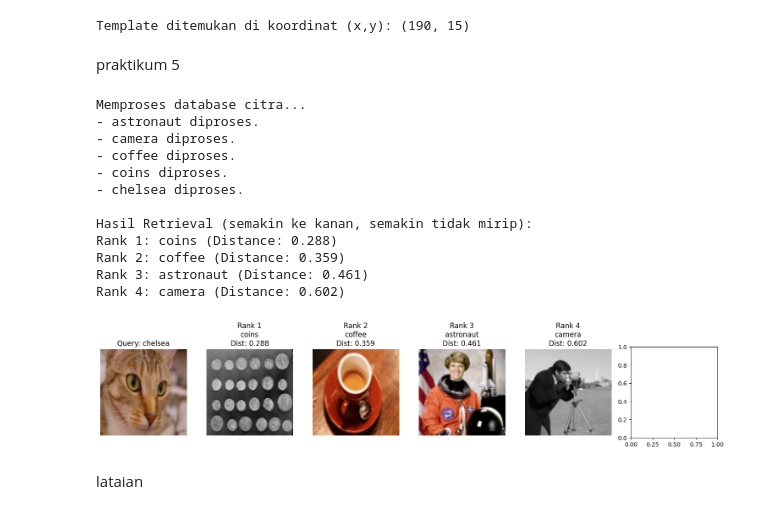
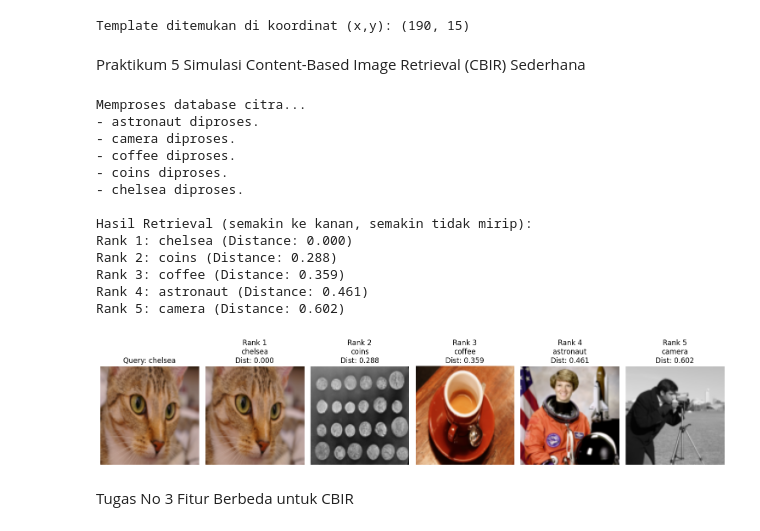
Before and after one commit to rafiff18/2025_Pengolahan_Citra-_TI-2B, a Jupyter notebook: js5.ipynb, the cells around one changed output. Cells and saved outputs as stored; diff of their text form; code cells hidden in the pictures.

```diff
--- a/js5.ipynb
+++ b/js5.ipynb
@@ -283,121 +261,98 @@ print(f"Template ditemukan di koordinat (x,y): ({x}, {y})")
 [figure]
 [figure]
 Template ditemukan di koordinat (x,y): (190, 15)
-# %% [markdown]
-praktikum 5
+# %% [markdown]
+Praktikum 5 Simulasi Content-Based Image Retrieval (CBIR) Sederhana
 # %%
 import numpy as np
 import matplotlib.pyplot as plt
-from skimage import data, io, color, transform, img_as_float
+from skimage import data, color, transform, img_as_float, img_as_ubyte
 from scipy.spatial import distance
 
-# Fungsi hitung histogram RGB dari citra
 def calculate_rgb_histogram(image, bins=16):
-    # Pastikan input float [0,1] dikonversi ke uint8 [0,255] untuk histogram
+
     if image.dtype == float:
         image = img_as_ubyte(image)
-
-    # Hitung histogram untuk masing-masing channel (R, G, B)
-    hist_r, _ = np.histogram(image[:,:,0].ravel(), bins=bins, range=(0, 256))
-    hist_g, _ = np.histogram(image[:,:,1].ravel(), bins=bins, range=(0, 256))
-    hist_b, _ = np.histogram(image[:,:,2].ravel(), bins=bins, range=(0, 256))
-
-    # Gabungkan histogram RGB
+    hist_r, _ = np.histogram(image[:, :, 0].ravel(), bins=bins, range=(0, 256))
+    hist_g, _ = np.histogram(image[:, :, 1].ravel(), bins=bins, range=(0, 256))
+    hist_b, _ = np.histogram(image[:, :, 2].ravel(), bins=bins, range=(0, 256))
     hist_combined = np.concatenate((hist_r, hist_g, hist_b))
 
-    # Normalisasi histogram (L1 normalization: sum to 1)
     hist_sum = np.sum(hist_combined)
     if hist_sum > 0:
         hist_combined = hist_combined.astype(float) / hist_sum
     else:
-        hist_combined = hist_combined.astype(float)  # Hindari pembagian dengan nol
-
+        hist_combined = hist_combined.astype(float)
     return hist_combined
 
-# 1. Siapkan 'database' citra kecil dan citra query
 image_db_names = ["astronaut", "camera", "coffee", "coins", "chelsea"]
 database_images = []
 database_hists = []
 
 print("Memproses database citra...")
-
-# Proses setiap citra dalam database
 for name in image_db_names:
     try:
-        img = getattr(data, name)()  # Ambil citra dari skimage.data
+        img = getattr(data, name)()
 
-        # Pastikan semua citra berwarna (RGB) dan ukuran sama (resize jika perlu)
-        if img.ndim == 2:  # Jika grayscale, konversi ke RGB
+        if img.ndim == 2:
             img = color.gray2rgb(img)
-
-        # Resize agar ukuran fitur konsisten (misal 100x100)
         img_resized = transform.resize(img, (100, 100), anti_aliasing=True)
-
-        # Simpan citra dan histogram RGB-nya
         database_images.append(img_resized)
         database_hists.append(calculate_rgb_histogram(img_resized))
         print(f"- {name} diproses.")
     except Exception as e:
         print(f"Error memproses {name}: {e}")
 
-# 2. Pilih satu citra sebagai query
 query_image_name = "chelsea"
 query_index = image_db_names.index(query_image_name)
 query_image = database_images[query_index]
 query_hist = database_hists[query_index]
 
-# 3. Hitung jarak/kemiripan antara query dan semua citra di database
-# Menggunakan Cosine Distance (1 - Cosine Similarity)
 distances = []
 for i, hist in enumerate(database_hists):
-    if i != query_index:  # Hindari membandingkan query dengan dirinya sendiri
-        dist = distance.cosine(query_hist, hist)
-        distances.append(dist)
+    dist = distance.cosine(query_hist, hist)
+    distances.append(dist)
 
-# 4. Urutkan citra berdasarkan jarak (dari terkecil ke terbesar)
 sorted_indices = np.argsort(distances)
 
-# 5. Tampilkan hasil: Query dan citra terurut berdasarkan kemiripan
 num_results_to_show = len(database_images)
 fig, axes = plt.subplots(1, num_results_to_show + 1, figsize=(15, 3))
 
-# Tampilkan query
 axes[0].imshow(query_image)
 axes[0].set_title(f"Query: {query_image_name}")
 axes[0].axis('off')
 
-# Tampilkan hasil terurut
 print("\nHasil Retrieval (semakin ke kanan, semakin tidak mirip):")
 for i, idx in enumerate(sorted_indices):
-    img_rank = i + 1  # Rank dimulai dari 1
-    ax = axes[img_rank]  # Mulai dari plot ke-2
+    img_rank = i + 1
+    ax = axes[img_rank]
     ax.imshow(database_images[idx])
     ax.set_title(f"Rank {img_rank}\n{image_db_names[idx]}\nDist: {distances[idx]:.3f}")
     ax.axis('off')
     print(f"Rank {img_rank}: {image_db_names[idx]} (Distance: {distances[idx]:.3f})")
 
-# Matikan axes yang tidak terpakai jika num_results < len(db)
 for j in range(num_results_to_show + 1, len(axes)):
     axes[j].axis('off')
 
 plt.tight_layout()
 plt.show()
 # %% [output]
 Memproses database citra...
 - astronaut diproses.
 - camera diproses.
 - coffee diproses.
 - coins diproses.
 - chelsea diproses.
 
 Hasil Retrieval (semakin ke kanan, semakin tidak mirip):
-Rank 1: coins (Distance: 0.288)
-Rank 2: coffee (Distance: 0.359)
-Rank 3: astronaut (Distance: 0.461)
-Rank 4: camera (Distance: 0.602)
+Rank 1: chelsea (Distance: 0.000)
+Rank 2: coins (Distance: 0.288)
+Rank 3: coffee (Distance: 0.359)
+Rank 4: astronaut (Distance: 0.461)
+Rank 5: camera (Distance: 0.602)
-[figure, old version]
+[figure, new version]
-# %% [markdown]
-lataian
+# %% [markdown]
+Tugas No 3 Fitur Berbeda untuk CBIR
 # %%
 import numpy as np
 import matplotlib.pyplot as plt
```
Also changed, not shown: parts of 9 cells of this notebook.
